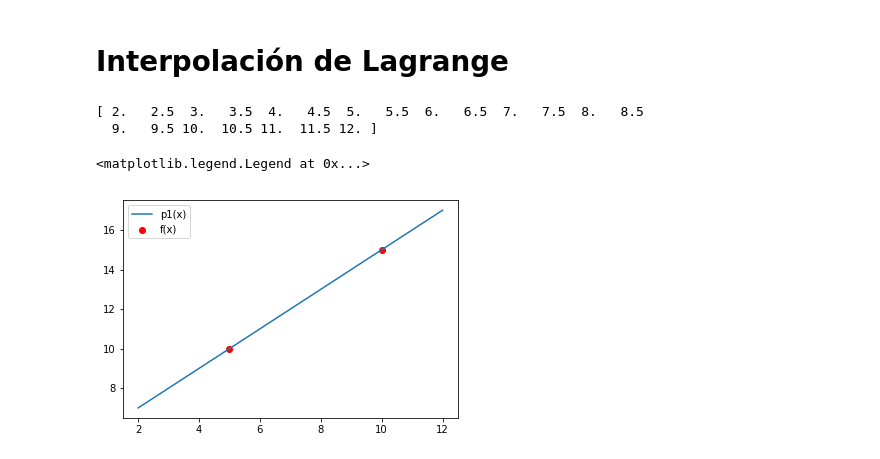
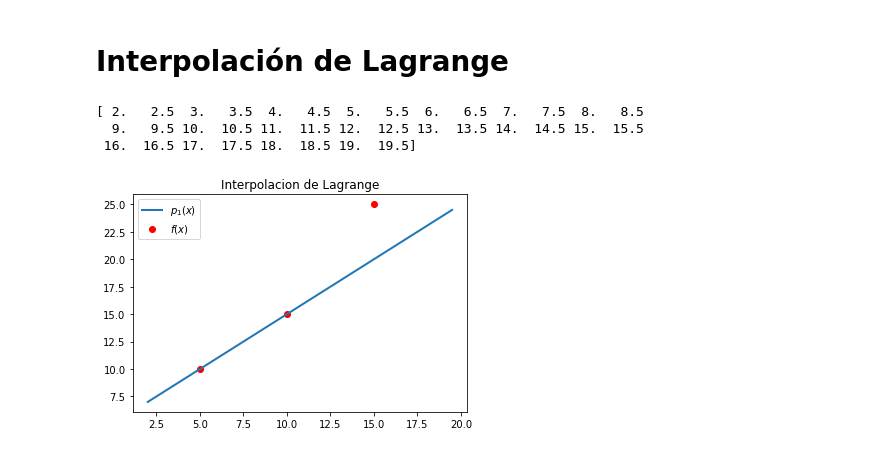
Before and after one commit to ray530/MetodosCompu2021, a Jupyter notebook: Week3/Newton_Interpolacion.ipynb, the cells around one changed output. Cells and saved outputs as stored; diff of their text form; code cells hidden in the pictures.

Commit message:
Interpolacion OK

```diff
--- a/Week3/Newton_Interpolacion.ipynb
+++ b/Week3/Newton_Interpolacion.ipynb
@@ -104,20 +104,22 @@ def Poly(x,xi,fxi,n):
 
     return summ
 # %%
-X1 = [5.,10.]
-Y1 = [10.,15.]
+X1 = [5.,10.,15]
+Y1 = [10.,15.,25]
 
-Data_ = np.arange(2,12+0.5,0.5)
+Data_ = np.arange(2,20,0.5)
 print(Data_)
 # %% [output]
 [ 2.   2.5  3.   3.5  4.   4.5  5.   5.5  6.   6.5  7.   7.5  8.   8.5
-  9.   9.5 10.  10.5 11.  11.5 12. ]
+  9.   9.5 10.  10.5 11.  11.5 12.  12.5 13.  13.5 14.  14.5 15.  15.5
+ 16.  16.5 17.  17.5 18.  18.5 19.  19.5]
 # %%
 px1 = Poly(Data_,X1,Y1,1)
 # %%
-plt.scatter(X1,Y1,color='r',label='f(x)')
-plt.plot(Data_,px1,label='p1(x)')
+plt.scatter(X1,Y1,color='r',label=r'$f(x)$')
+plt.plot(Data_,px1,linewidth=2,label=r'$p_{1}(x)$')
+plt.title('Interpolacion de Lagrange')
 plt.legend()
+plt.savefig('p1.png')
 # %% [output]
-<matplotlib.legend.Legend at 0x...>
-[figure, old version]
+[figure, new version]
```
Also changed, not shown: parts of 5 cells of this notebook.
